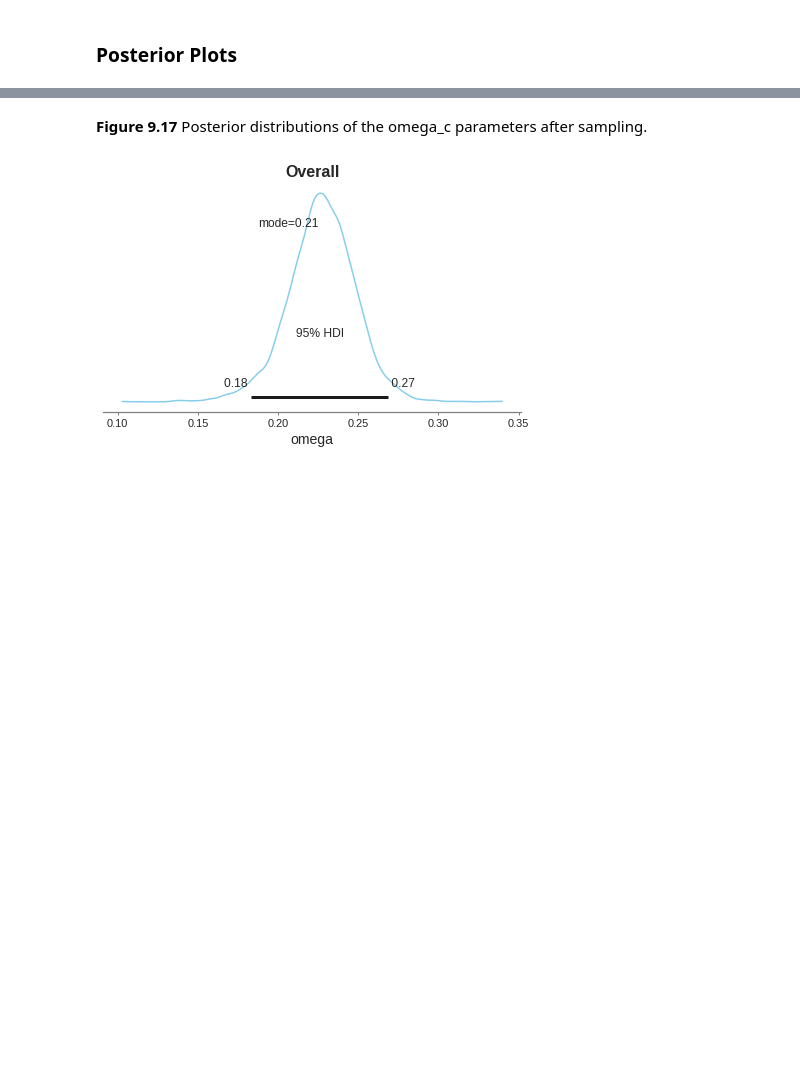
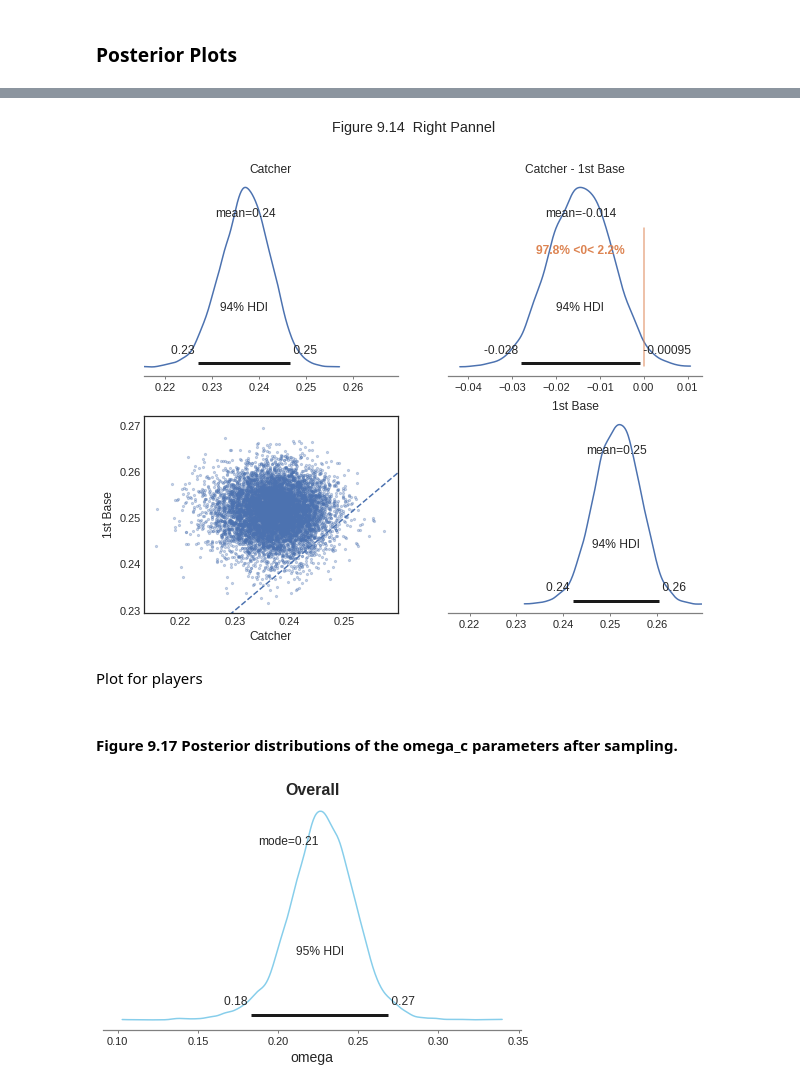
Before and after one commit to yongduek/DBDA-python, a Jupyter notebook: with_numpyro/Ch_09_BaseballBatting.ipynb, the cells around one changed output, grey strips where cells are left out. Saved outputs shown, nothing was run; the diff lists cells and outputs as text; code cells hidden in the pictures; blank space fills up the shorter version.

```diff
--- a/with_numpyro/Ch_09_BaseballBatting.ipynb
+++ b/with_numpyro/Ch_09_BaseballBatting.ipynb
@@ -271,5 +327,12 @@ az.plot_trace(trace, ['omega', 'kappa', 'omega_c', 'kappa_c']);
+# %%
+plot_difference(trace.omega_c, ['Catcher', '1st Base'],
+               title='Figure 9.14  Right Pannel')
+# %% [output]
+[figure, added]
+# %% [markdown]
+Plot for players
 # %% [markdown]
-**Figure 9.17** Posterior distributions of the omega_c parameters after sampling.
+#### **Figure 9.17** Posterior distributions of the omega_c parameters after sampling.
 # %%
 az.plot_posterior(trace, var_names=['omega'], point_estimate='mode', hdi_prob=.95, color=color)
 plt.title('Overall', fontdict={'fontsize':16, 'fontweight':'bold'})
```
Also changed, not shown: parts of 5 cells of this notebook.
